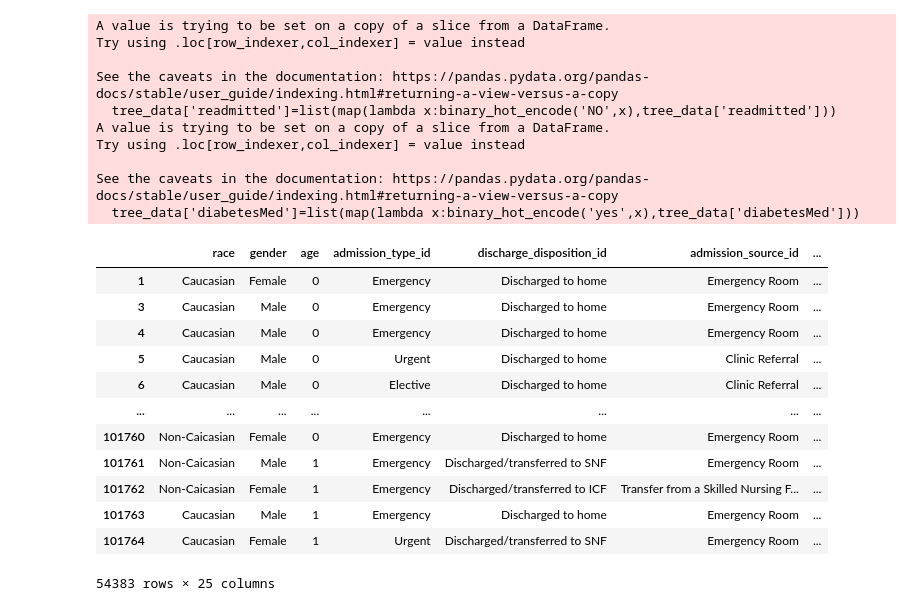
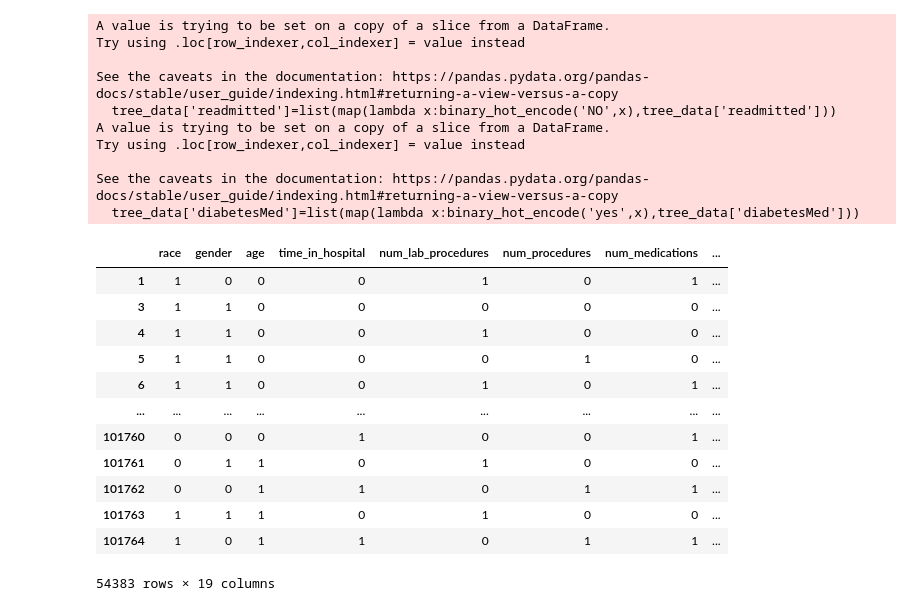
Before and after one commit to Eric-Schneider-Bellarmine-University/DS160_Final_Project_ESS_AH, a Jupyter notebook: Final_Project_ESS_AH.ipynb, the cells around one changed output. Drawn from its saved outputs; the diff is of its cells as text; code cells hidden in the pictures.

```diff
--- a/Final_Project_ESS_AH.ipynb
+++ b/Final_Project_ESS_AH.ipynb
@@ -292,9 +307,9 @@ changes,diabetes med, readmission
 # %%
 def race_hot_encode(entry):
     if entry=='Caucasian':
-        return 'Caucasian'
+        return 1
     else:
-        return 'Non-Caicasian'
+        return 0
 tree_data['race']=list(map(lambda x:race_hot_encode(x),tree_data['race']))
 # %% [output]
 A value is trying to be set on a copy of a slice from a DataFrame.
@@ -304,3 +319,8 @@ See the caveats in the documentation: https://pandas.pydata.org/pandas-docs/stab
   tree_data['race']=list(map(lambda x:race_hot_encode(x),tree_data['race']))
 # %%
 def gender_hot_encode(entry):
+    if entry=='Male':
+        return 1
+    else:
+        return 0
+tree_data['gender']=list(map(lambda x:gender_hot_encode(x),tree_data['gender']))
@@ -340,9 +379,9 @@ See the caveats in the documentation: https://pandas.pydata.org/pandas-docs/stab
 # %%
 def level_hot_encode(entry):
     if entry=='Steady':
-        return 'Steady'
+        return 1
     else:
-        return 'Unsteady'
+        return 0
 tree_data['glipizide']=list(map(lambda x:level_hot_encode(x),tree_data['glipizide']))
 tree_data['insulin']=list(map(lambda x:level_hot_encode(x),tree_data['insulin']))
 tree_data['metformin']=list(map(lambda x:level_hot_encode(x),tree_data['metformin']))
@@ -399,18 +438,19 @@ Try using .loc[row_indexer,col_indexer] = value instead
 See the caveats in the documentation: https://pandas.pydata.org/pandas-docs/stable/user_guide/indexing.html#returning-a-view-versus-a-copy
   tree_data['diabetesMed']=list(map(lambda x:binary_hot_encode('yes',x),tree_data['diabetesMed']))
 # %%
-tree_data
+encoded_tree_data=tree_data[['race','gender','age','time_in_hospital','num_lab_procedures','num_procedures','num_medications','number_outpatient','number_emergency','number_inpatient','number_diagnoses','insulin','metformin','glipizide','glyburide','pioglitazone','change','diabetesMed','readmitted']] #because I'm tired of waiting 10 minutes to do the encoding again every time I change the dataset
+encoded_tree_data
 # %% [output]
-|  | race | gender | age | admission_type_id | discharge_disposition_id | admission_source_id | ... |
-| 1 | Caucasian | Female | 0 | Emergency | Discharged to home | Emergency Room | ... |
-| 3 | Caucasian | Male | 0 | Emergency | Discharged to home | Emergency Room | ... |
-| 4 | Caucasian | Male | 0 | Emergency | Discharged to home | Emergency Room | ... |
-| 5 | Caucasian | Male | 0 | Urgent | Discharged to home | Clinic Referral | ... |
-| 6 | Caucasian | Male | 0 | Elective | Discharged to home | Clinic Referral | ... |
-| ... | ... | ... | ... | ... | ... | ... | ... |
-| 101760 | Non-Caicasian | Female | 0 | Emergency | Discharged to home | Emergency Room | ... |
-| 101761 | Non-Caicasian | Male | 1 | Emergency | Discharged/transferred to SNF | Emergency Room | ... |
-| 101762 | Non-Caicasian | Female | 1 | Emergency | Discharged/transferred to ICF | Transfer from a Skilled Nursing F... | ... |
-| 101763 | Caucasian | Male | 1 | Emergency | Discharged to home | Emergency Room | ... |
-| 101764 | Caucasian | Female | 1 | Urgent | Discharged/transferred to SNF | Emergency Room | ... |
+|  | race | gender | age | time_in_hospital | num_lab_procedures | num_procedures | num_medications | ... |
+| 1 | 1 | 0 | 0 | 0 | 1 | 0 | 1 | ... |
+| 3 | 1 | 1 | 0 | 0 | 0 | 0 | 0 | ... |
+| 4 | 1 | 1 | 0 | 0 | 1 | 0 | 0 | ... |
+| 5 | 1 | 1 | 0 | 0 | 0 | 1 | 0 | ... |
+| 6 | 1 | 1 | 0 | 0 | 1 | 0 | 1 | ... |
+| ... | ... | ... | ... | ... | ... | ... | ... | ... |
+| 101760 | 0 | 0 | 0 | 1 | 0 | 0 | 1 | ... |
+| 101761 | 0 | 1 | 1 | 0 | 1 | 0 | 0 | ... |
+| 101762 | 0 | 0 | 1 | 1 | 0 | 1 | 1 | ... |
+| 101763 | 1 | 1 | 1 | 0 | 1 | 0 | 0 | ... |
+| 101764 | 1 | 0 | 1 | 1 | 0 | 1 | 1 | ... |
-54383 rows × 25 columns
+54383 rows × 19 columns
```
Also changed, not shown: parts of 29 cells of this notebook.
